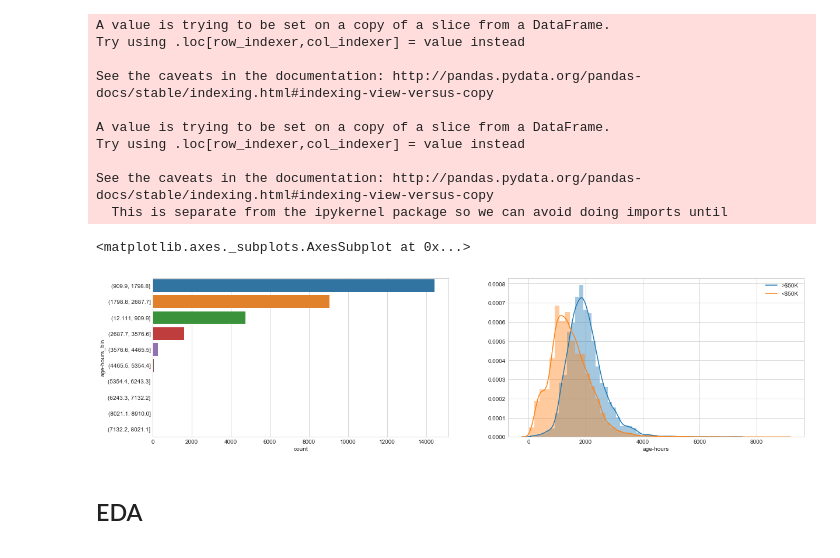
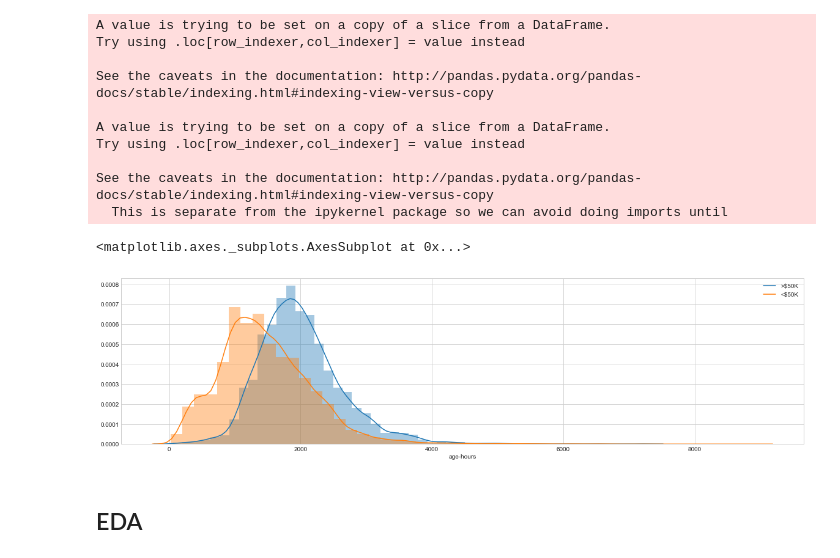
Before and after one commit to jieyima/US_Census_Income_Classification, a Jupyter notebook: Income_classification.ipynb, the cells around one changed output. Drawn from its saved outputs; the diff is of its cells as text; code cells hidden in the pictures.

```diff
--- a/Income_classification.ipynb
+++ b/Income_classification.ipynb
@@ -431,14 +395,11 @@ See the caveats in the documentation: http://pandas.pydata.org/pandas-docs/stabl
 # %%
 plt.style.use('seaborn-whitegrid')
 fig = plt.figure(figsize=(20,5))
-plt.subplot(1, 2, 1)
-sns.countplot(y="age-hours_bin", data=my_df, order=my_df['age-hours_bin'].value_counts().index);
-plt.subplot(1, 2, 2)
 sns.distplot(my_df[my_df['predclass'] == ' >50K']['age-hours'], kde_kws={"label": ">$50K"})
 sns.distplot(my_df[my_df['predclass'] == ' <=50K']['age-hours'], kde_kws={"label": "<$50K"})
 # %% [output]
 <matplotlib.axes._subplots.AxesSubplot at 0x...>
-[figure, old version]
+[figure, new version]
 # %% [markdown]
 ## EDA
 # %% [markdown]
```
Also changed, not shown: parts of 23 cells of this notebook.
